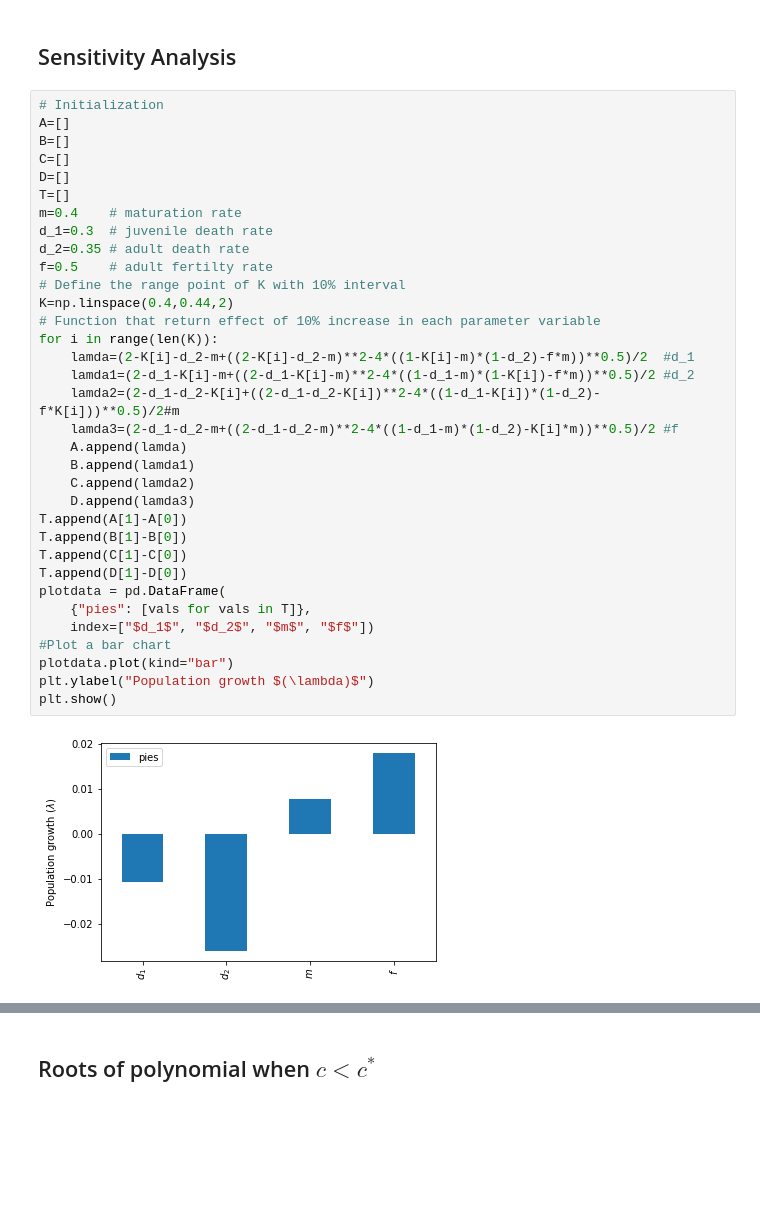
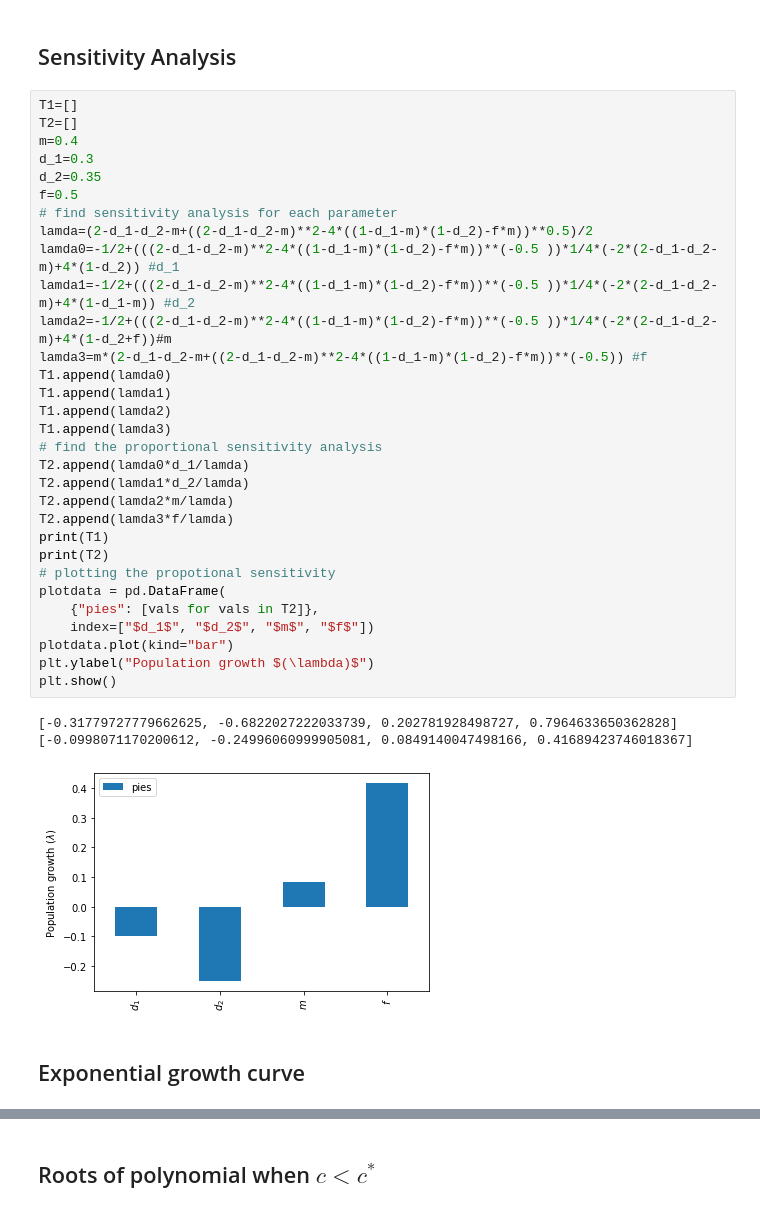
Before and after one commit to remsya01/visualization-of-the-results, a Jupyter notebook: rehema-research-codes.ipynb, the cells around one changed output, grey strips where cells are left out. Drawn from its saved outputs; the diff is of its cells as text; blank space fills up the shorter version.

```diff
--- a/rehema-research-codes.ipynb
+++ b/rehema-research-codes.ipynb
@@ -110,39 +71,40 @@ plt.show()
 [figure]
 # %% [markdown]
 ## Sensitivity Analysis
-# %%
-# Initialization
-A=[]
-B=[]
-C=[]
-D=[]
-T=[]
-m=0.4    # maturation rate
-d_1=0.3  # juvenile death rate
-d_2=0.35 # adult death rate
-f=0.5    # adult fertilty rate
-# Define the range point of K with 10% interval
-K=np.linspace(0.4,0.44,2)
-# Function that return effect of 10% increase in each parameter variable
-for i in range(len(K)):
-    lamda=(2-K[i]-d_2-m+((2-K[i]-d_2-m)**2-4*((1-K[i]-m)*(1-d_2)-f*m))**0.5)/2  #d_1
-    lamda1=(2-d_1-K[i]-m+((2-d_1-K[i]-m)**2-4*((1-d_1-m)*(1-K[i])-f*m))**0.5)/2 #d_2
-    lamda2=(2-d_1-d_2-K[i]+((2-d_1-d_2-K[i])**2-4*((1-d_1-K[i])*(1-d_2)-f*K[i]))**0.5)/2#m
-    lamda3=(2-d_1-d_2-m+((2-d_1-d_2-m)**2-4*((1-d_1-m)*(1-d_2)-K[i]*m))**0.5)/2 #f
-    A.append(lamda)
-    B.append(lamda1)
-    C.append(lamda2)
-    D.append(lamda3)
-T.append(A[1]-A[0])
-T.append(B[1]-B[0])
-T.append(C[1]-C[0])
-T.append(D[1]-D[0])
-plotdata = pd.DataFrame(
-    {"pies": [vals for vals in T]},
-    index=["$d_1$", "$d_2$", "$m$", "$f$"])
-#Plot a bar chart
-plotdata.plot(kind="bar")
-plt.ylabel("Population growth $(\lambda)$")
-plt.show()
-# %% [output]
-[figure, removed]
+# %%
+T1=[]
+T2=[]
+m=0.4
+d_1=0.3
+d_2=0.35
+f=0.5
+# find sensitivity analysis for each parameter
+lamda=(2-d_1-d_2-m+((2-d_1-d_2-m)**2-4*((1-d_1-m)*(1-d_2)-f*m))**0.5)/2
+lamda0=-1/2+(((2-d_1-d_2-m)**2-4*((1-d_1-m)*(1-d_2)-f*m))**(-0.5 ))*1/4*(-2*(2-d_1-d_2-m)+4*(1-d_2)) #d_1
+lamda1=-1/2+(((2-d_1-d_2-m)**2-4*((1-d_1-m)*(1-d_2)-f*m))**(-0.5 ))*1/4*(-2*(2-d_1-d_2-m)+4*(1-d_1-m)) #d_2
+lamda2=-1/2+(((2-d_1-d_2-m)**2-4*((1-d_1-m)*(1-d_2)-f*m))**(-0.5 ))*1/4*(-2*(2-d_1-d_2-m)+4*(1-d_2+f))#m
+lamda3=m*(2-d_1-d_2-m+((2-d_1-d_2-m)**2-4*((1-d_1-m)*(1-d_2)-f*m))**(-0.5)) #f
+T1.append(lamda0)
+T1.append(lamda1)
+T1.append(lamda2)
+T1.append(lamda3)
+# find the proportional sensitivity analysis
+T2.append(lamda0*d_1/lamda)
+T2.append(lamda1*d_2/lamda)
+T2.append(lamda2*m/lamda)
+T2.append(lamda3*f/lamda)
+print(T1)
+print(T2)
+# plotting the propotional sensitivity
+plotdata = pd.DataFrame(
+    {"pies": [vals for vals in T2]},
+    index=["$d_1$", "$d_2$", "$m$", "$f$"])
+plotdata.plot(kind="bar")
+plt.ylabel("Population growth $(\lambda)$")
+plt.show()
+# %% [output]
+[-0.31779727779662625, -0.6822027222033739, 0.202781928498727, 0.7964633650362828]
+[-0.0998071170200612, -0.24996060999905081, 0.0849140047498166, 0.41689423746018367]
+[figure, added]
+# %% [markdown]
+## Exponential growth curve
```
Also changed, not shown: parts of 17 cells of this notebook.
